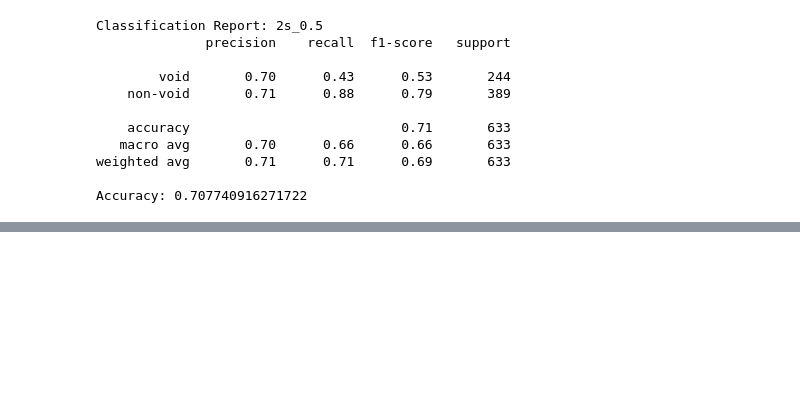
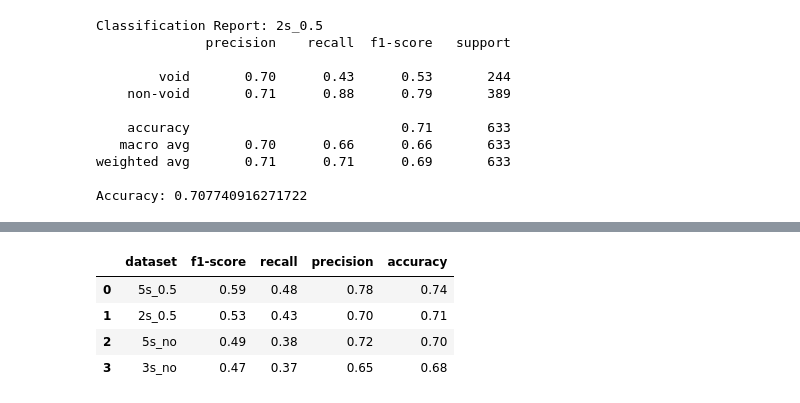
Before and after one commit to edumabagraham/uropatch-data-analysis, a Jupyter notebook: stage_3_final_evaluation.ipynb, the cells around one changed output, grey strips where cells are left out. Saved outputs shown, nothing was run; the diff lists cells and outputs as text; code cells hidden in the pictures; blank space fills up the shorter version.

```diff
--- a/stage_3_final_evaluation.ipynb
+++ b/stage_3_final_evaluation.ipynb
@@ -154,0 +173,9 @@ Accuracy: 0.707740916271722
+# %%
+df_sorted_f1_score = df.sort_values(by='f1-score', ascending=False).reset_index(drop=True)
+df_sorted_f1_score
+# %% [output]
+|  | dataset | f1-score | recall | precision | accuracy |
+| 0 | 5s_0.5 | 0.59 | 0.48 | 0.78 | 0.74 |
+| 1 | 2s_0.5 | 0.53 | 0.43 | 0.70 | 0.71 |
+| 2 | 5s_no | 0.49 | 0.38 | 0.72 | 0.70 |
+| 3 | 3s_no | 0.47 | 0.37 | 0.65 | 0.68 |
```
Also changed, not shown: parts of 2 cells of this notebook, 18 other files.
